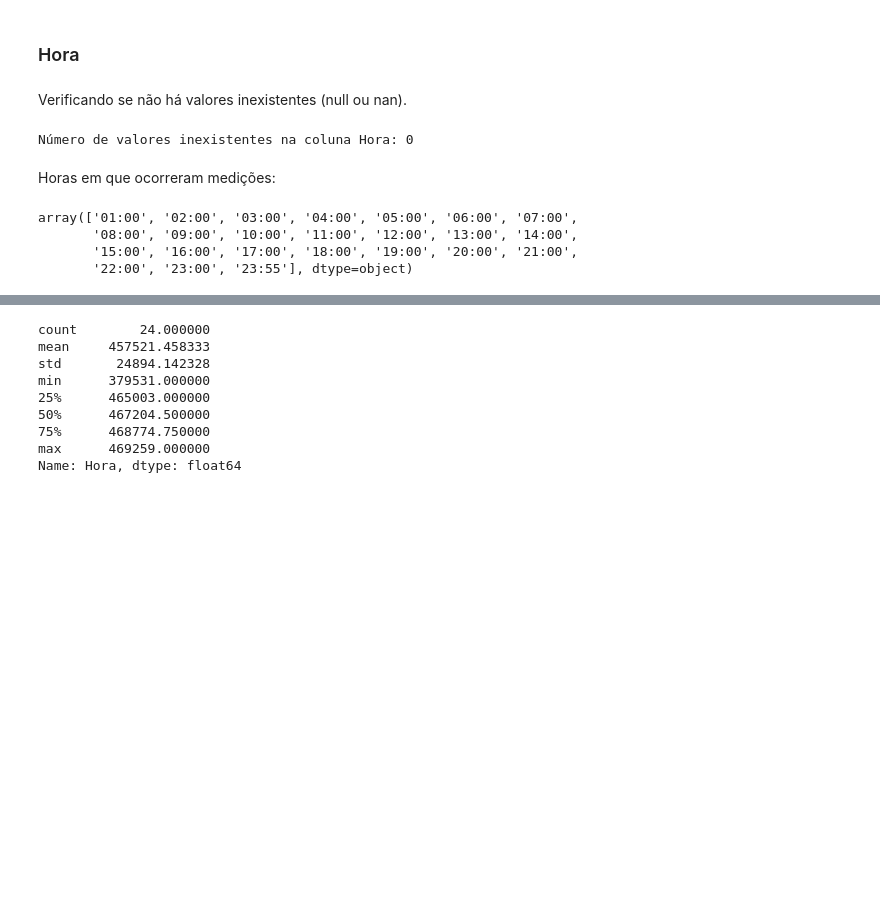
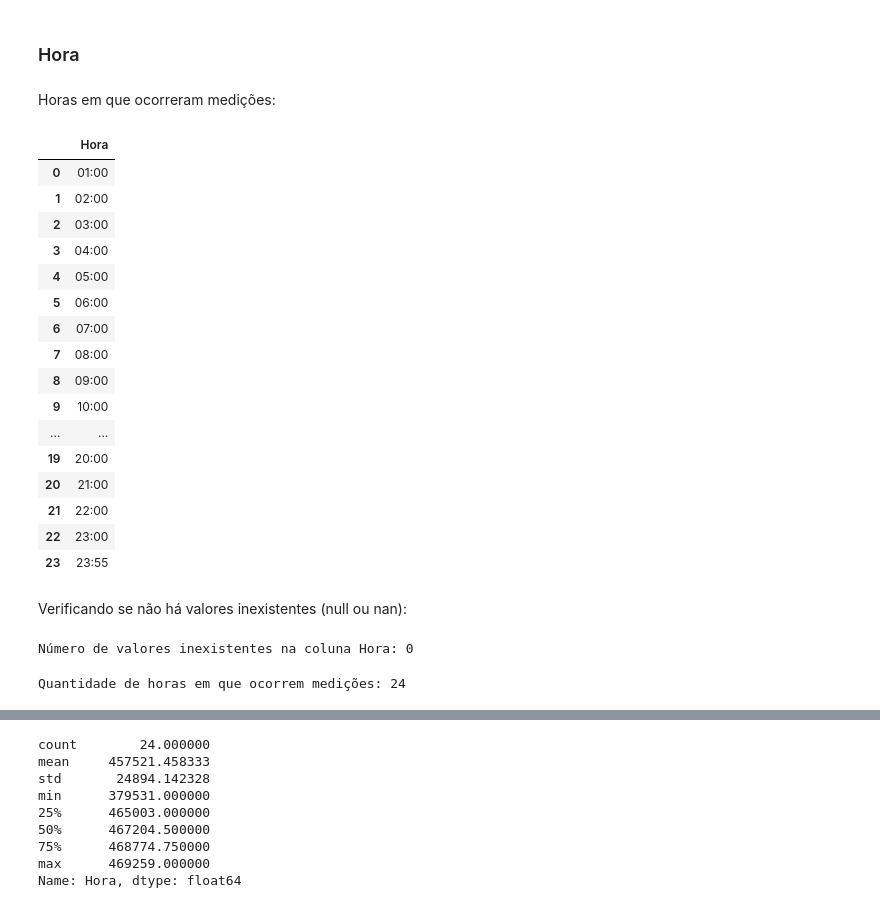
Before and after one commit to Samirnunes/data-science, a Jupyter notebook: eda_air_pollution_sao_paulo.ipynb, the cells around one changed output, grey strips where cells are left out. Saved outputs shown, nothing was run; the diff lists cells and outputs as text; code cells hidden in the pictures; blank space fills up the shorter version.

```diff
--- a/eda_air_pollution_sao_paulo.ipynb
+++ b/eda_air_pollution_sao_paulo.ipynb
@@ -198,19 +179,37 @@ for i in range(6, len(patches)):
 [figure]
 # %% [markdown]
 ### Hora
+# %% [markdown]
+Horas em que ocorreram medições:
+# %%
+data[['Hora']].drop_duplicates().reset_index(drop = True)
+# %% [output]
+|  | Hora |
+| 0 | 01:00 |
+| 1 | 02:00 |
+| 2 | 03:00 |
+| 3 | 04:00 |
+| 4 | 05:00 |
+| 5 | 06:00 |
+| 6 | 07:00 |
+| 7 | 08:00 |
+| 8 | 09:00 |
+| 9 | 10:00 |
+| ... | ... |
+| 19 | 20:00 |
+| 20 | 21:00 |
+| 21 | 22:00 |
+| 22 | 23:00 |
+| 23 | 23:55 |
 # %% [markdown]
-Verificando se não há valores inexistentes (null ou nan).
+Verificando se não há valores inexistentes (null ou nan):
 # %%
 print_null_values_count(data, 'Hora')
 # %% [output]
 Número de valores inexistentes na coluna Hora: 0
-# %% [markdown]
-Horas em que ocorreram medições:
-# %%
-data['Hora'].unique()
-# %% [output]
-array(['01:00', '02:00', '03:00', '04:00', '05:00', '06:00', '07:00',
-       '08:00', '09:00', '10:00', '11:00', '12:00', '13:00', '14:00',
-       '15:00', '16:00', '17:00', '18:00', '19:00', '20:00', '21:00',
-       '22:00', '23:00', '23:55'], dtype=object)
+# %%
+num_hours = len(data['Hora'].unique())
+print(f'Quantidade de horas em que ocorrem medições: {num_hours}')
+# %% [output]
+Quantidade de horas em que ocorrem medições: 24
 # %% [markdown]
```
Also changed, not shown: parts of 18 cells of this notebook.
